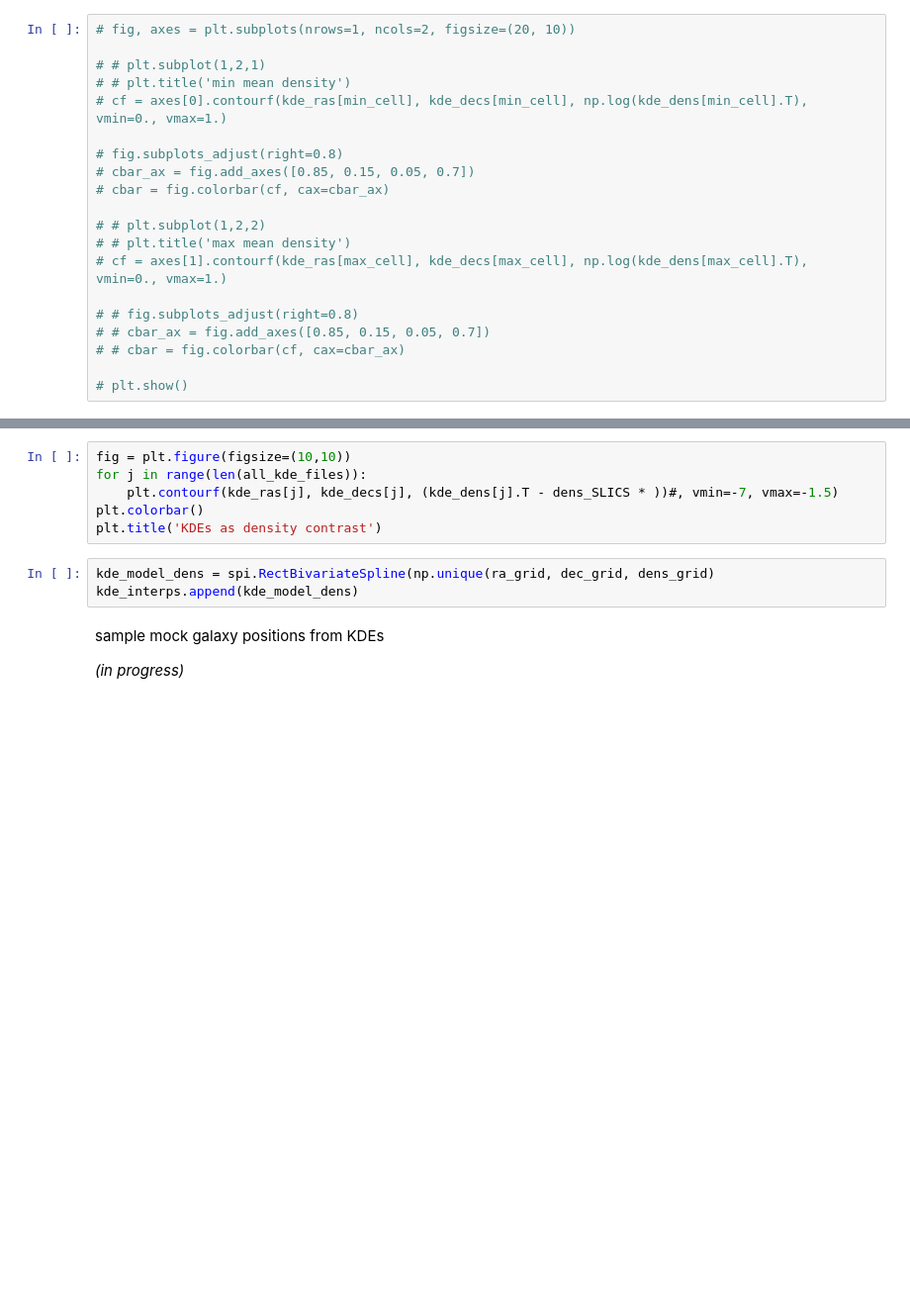
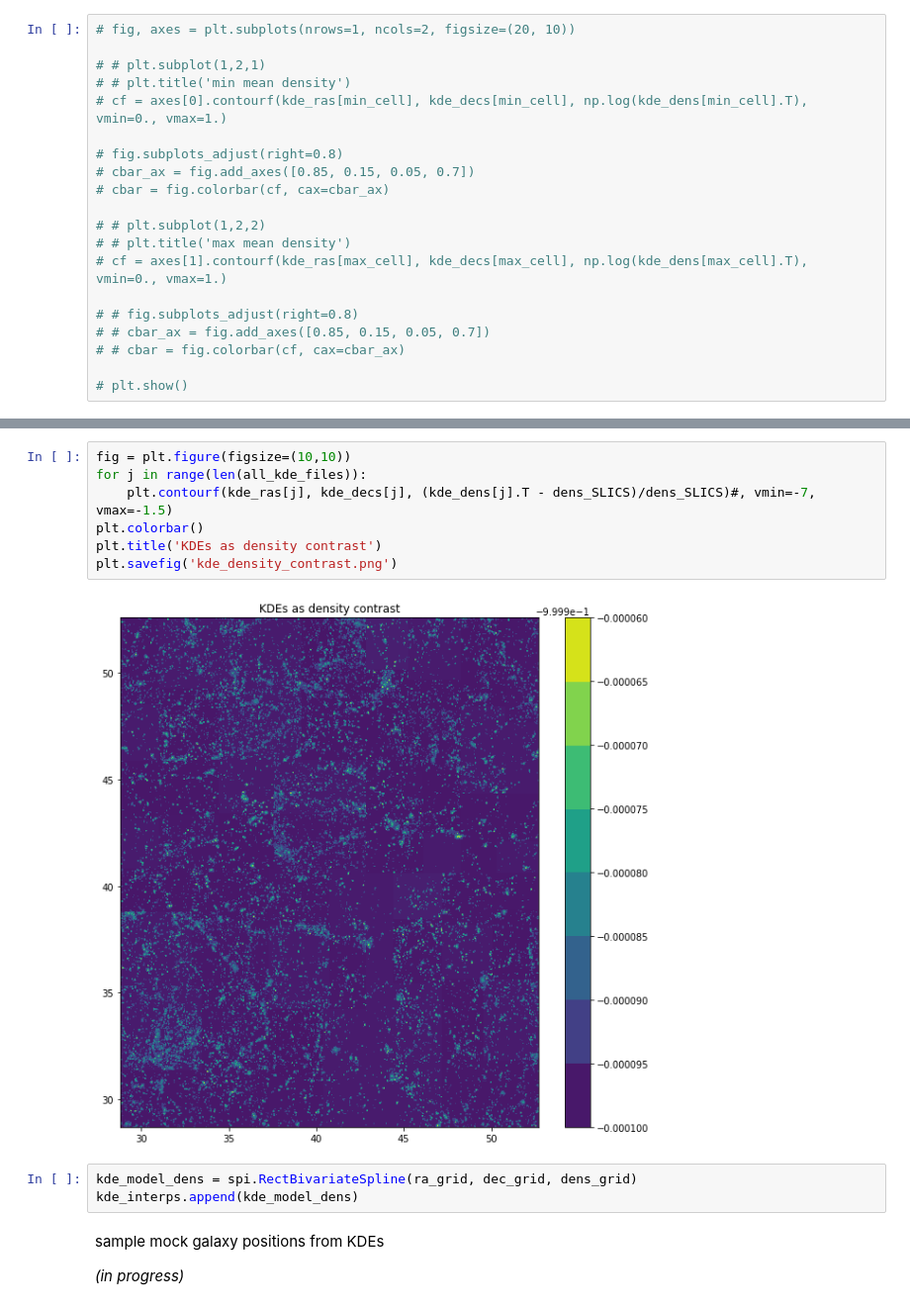
Before and after one commit to aimalz/recidivator, a Jupyter notebook: DEAR/python/RDEAR.ipynb, the cells around one changed output, grey strips where cells are left out. Shown: that part at 99% size. Drawn from its saved outputs; the diff is of its cells as text; blank space fills up the shorter version.

```diff
--- a/DEAR/python/RDEAR.ipynb
+++ b/DEAR/python/RDEAR.ipynb
@@ -217,11 +250,14 @@ plt.title('raw KDEs (log)')
 # %%
 fig = plt.figure(figsize=(10,10))
 for j in range(len(all_kde_files)):
-    plt.contourf(kde_ras[j], kde_decs[j], (kde_dens[j].T - dens_SLICS * ))#, vmin=-7, vmax=-1.5)
+    plt.contourf(kde_ras[j], kde_decs[j], (kde_dens[j].T - dens_SLICS)/dens_SLICS)#, vmin=-7, vmax=-1.5)
 plt.colorbar()
 plt.title('KDEs as density contrast')
+plt.savefig('kde_density_contrast.png')
+# %% [output]
+[figure, added]
 # %%
-kde_model_dens = spi.RectBivariateSpline(np.unique(ra_grid, dec_grid, dens_grid)
+kde_model_dens = spi.RectBivariateSpline(ra_grid, dec_grid, dens_grid)
 kde_interps.append(kde_model_dens)
 # %% [markdown]
 sample mock galaxy positions from KDEs
```
Also changed, not shown: parts of 7 cells of this notebook.
